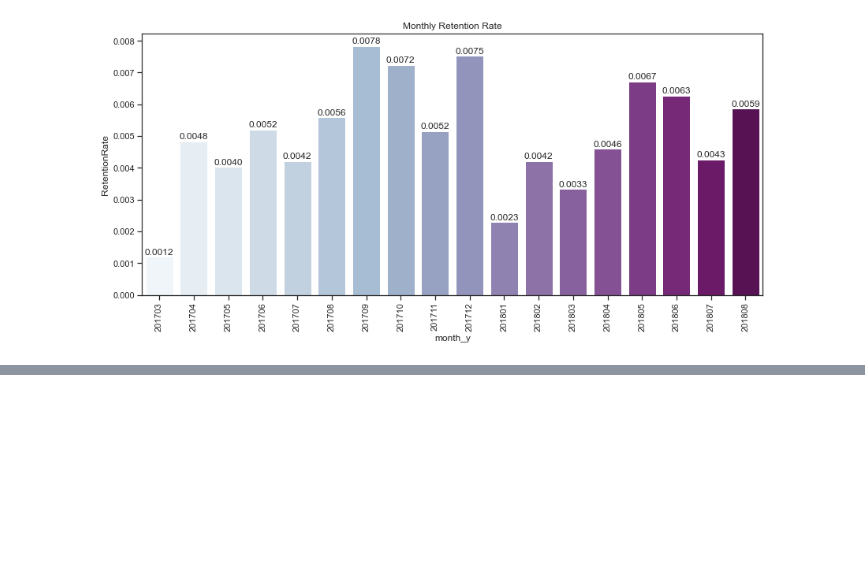
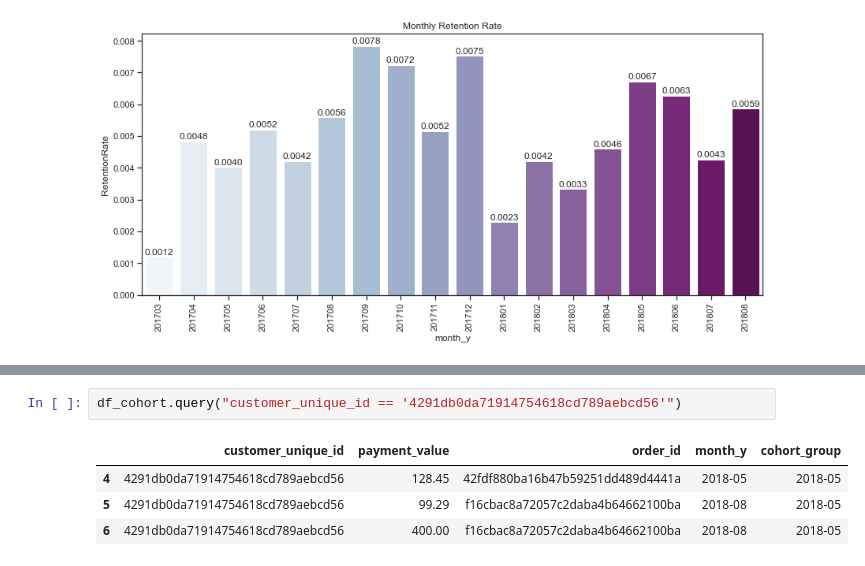
Before and after one commit to hyunjun33/Funnel_Analysis, a Jupyter notebook: Olist/Olist_Customer_Analysis.ipynb, the cells around one changed output, grey strips where cells are left out. Drawn from its saved outputs; the diff is of its cells as text; blank space fills up the shorter version.

```diff
--- a/Olist/Olist_Customer_Analysis.ipynb
+++ b/Olist/Olist_Customer_Analysis.ipynb
@@ -912,0 +915,7 @@ df_cohort.query("month_y != cohort_group")
+# %%
+df_cohort.query("customer_unique_id == '4291db0da71914754618cd789aebcd56'")
+# %% [output]
+|  | customer_unique_id | payment_value | order_id | month_y | cohort_group |
+| 4 | 4291db0da71914754618cd789aebcd56 | 128.45 | 42fdf880ba16b47b59251dd489d4441a | 2018-05 | 2018-05 |
+| 5 | 4291db0da71914754618cd789aebcd56 | 99.29 | f16cbac8a72057c2daba4b64662100ba | 2018-08 | 2018-05 |
+| 6 | 4291db0da71914754618cd789aebcd56 | 400.00 | f16cbac8a72057c2daba4b64662100ba | 2018-08 | 2018-05 |
```
Also changed, not shown: parts of 58 cells of this notebook.
